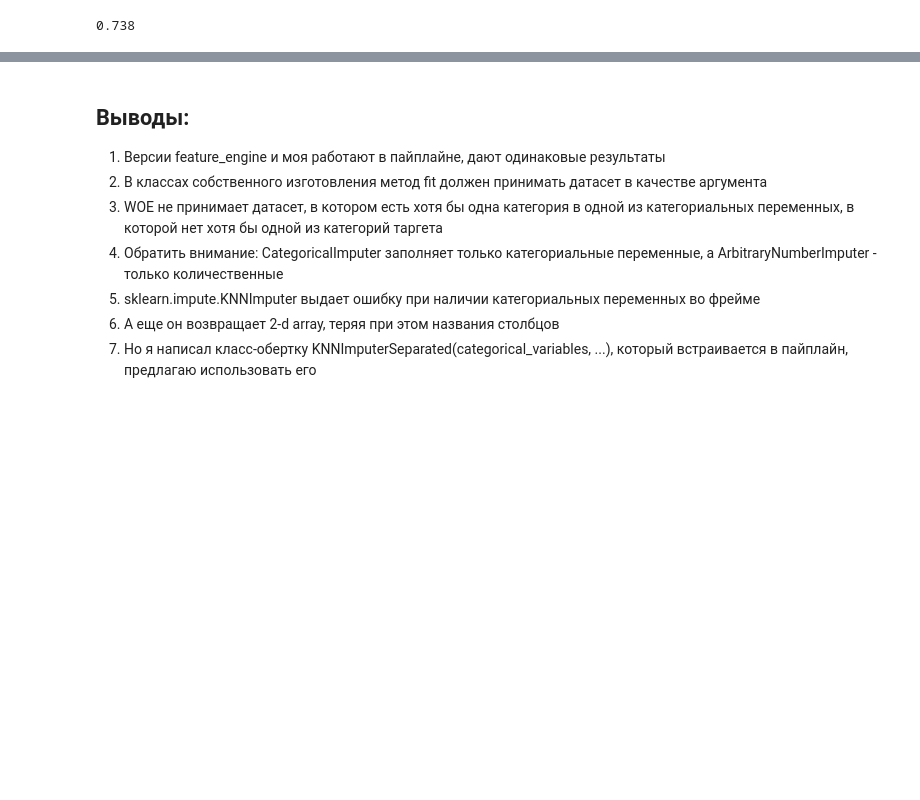
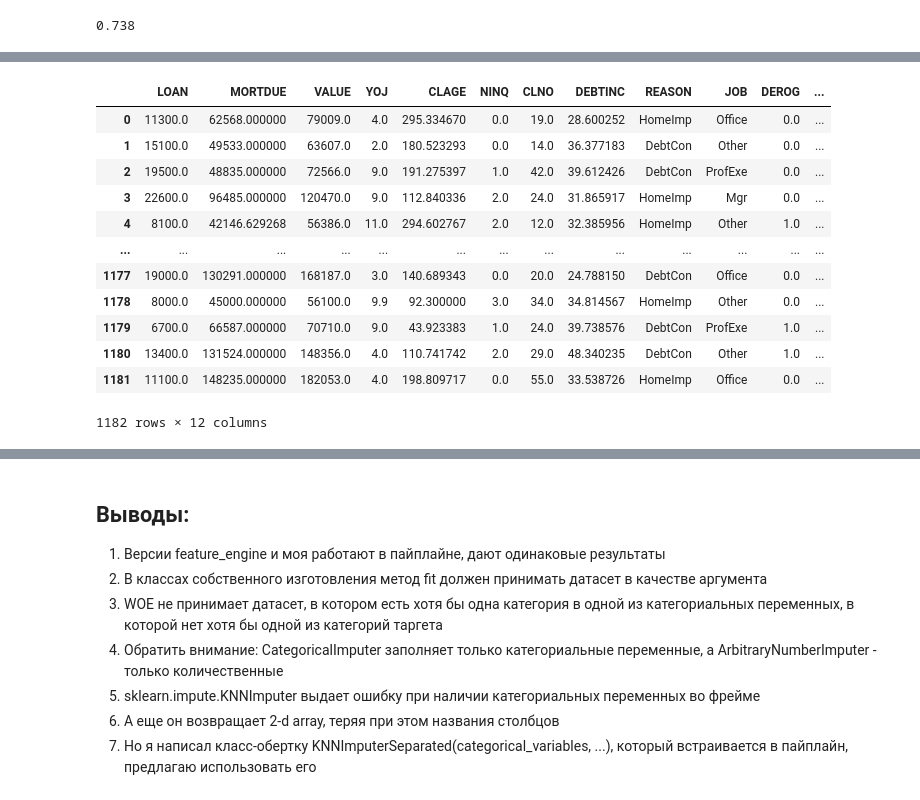
Before and after one commit to uasek/credit_scoring_project, a Jupyter notebook: scoring_model/missing_values.ipynb, the cells around one changed output, grey strips where cells are left out. Saved outputs shown, nothing was run; the diff lists cells and outputs as text; code cells hidden in the pictures; blank space fills up the shorter version.

Commit message:
Some changes in missing values

```diff
--- a/scoring_model/missing_values.ipynb
+++ b/scoring_model/missing_values.ipynb
@@ -258,0 +296,2 @@ assert child_fitted.equals(parent_fitted)
+# %%
+IterativeImputerSeparated = teach_to_separate(IterativeImputer)
@@ -701,0 +792,19 @@ Gini: 0.738
+# %%
+obj = IterativeImputerSeparated(factors_dict["cat_vals"])
+test_df = create_test_df()
+obj.fit(X_train)
+obj.transform(X_train)
+# %% [output]
+|  | LOAN | MORTDUE | VALUE | YOJ | CLAGE | NINQ | CLNO | DEBTINC | REASON | JOB | DEROG | ... |
+| 0 | 11300.0 | 62568.000000 | 79009.0 | 4.0 | 295.334670 | 0.0 | 19.0 | 28.600252 | HomeImp | Office | 0.0 | ... |
+| 1 | 15100.0 | 49533.000000 | 63607.0 | 2.0 | 180.523293 | 0.0 | 14.0 | 36.377183 | DebtCon | Other | 0.0 | ... |
+| 2 | 19500.0 | 48835.000000 | 72566.0 | 9.0 | 191.275397 | 1.0 | 42.0 | 39.612426 | DebtCon | ProfExe | 0.0 | ... |
+| 3 | 22600.0 | 96485.000000 | 120470.0 | 9.0 | 112.840336 | 2.0 | 24.0 | 31.865917 | HomeImp | Mgr | 0.0 | ... |
+| 4 | 8100.0 | 42146.629268 | 56386.0 | 11.0 | 294.602767 | 2.0 | 12.0 | 32.385956 | HomeImp | Other | 1.0 | ... |
+| ... | ... | ... | ... | ... | ... | ... | ... | ... | ... | ... | ... | ... |
+| 1177 | 19000.0 | 130291.000000 | 168187.0 | 3.0 | 140.689343 | 0.0 | 20.0 | 24.788150 | DebtCon | Office | 0.0 | ... |
+| 1178 | 8000.0 | 45000.000000 | 56100.0 | 9.9 | 92.300000 | 3.0 | 34.0 | 34.814567 | HomeImp | Other | 0.0 | ... |
+| 1179 | 6700.0 | 66587.000000 | 70710.0 | 9.0 | 43.923383 | 1.0 | 24.0 | 39.738576 | DebtCon | ProfExe | 1.0 | ... |
+| 1180 | 13400.0 | 131524.000000 | 148356.0 | 4.0 | 110.741742 | 2.0 | 29.0 | 48.340235 | DebtCon | Other | 1.0 | ... |
+| 1181 | 11100.0 | 148235.000000 | 182053.0 | 4.0 | 198.809717 | 0.0 | 55.0 | 33.538726 | HomeImp | Office | 0.0 | ... |
+1182 rows × 12 columns
```
Also changed, not shown: parts of 20 cells of this notebook, 1 other file.
